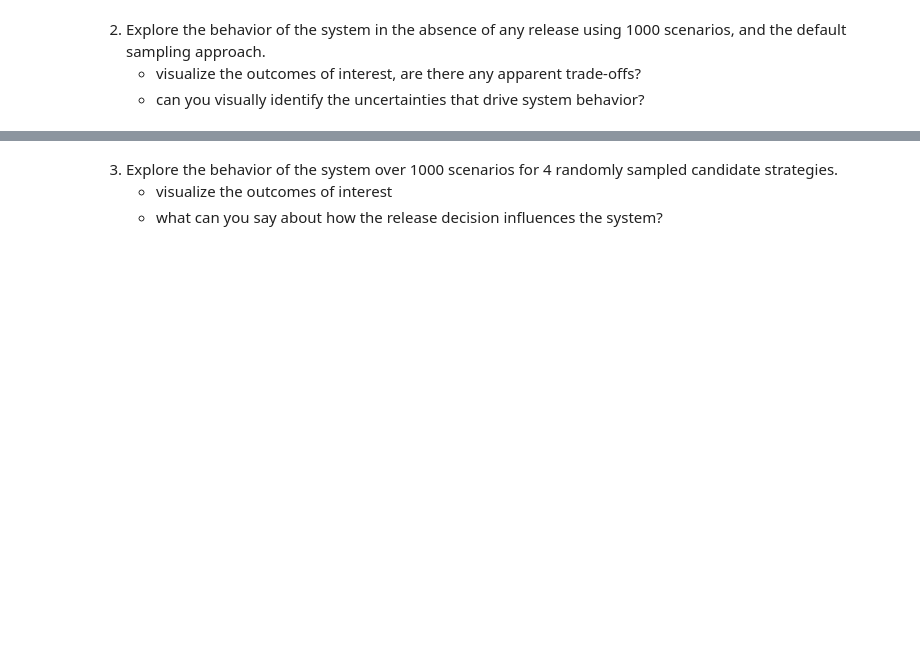
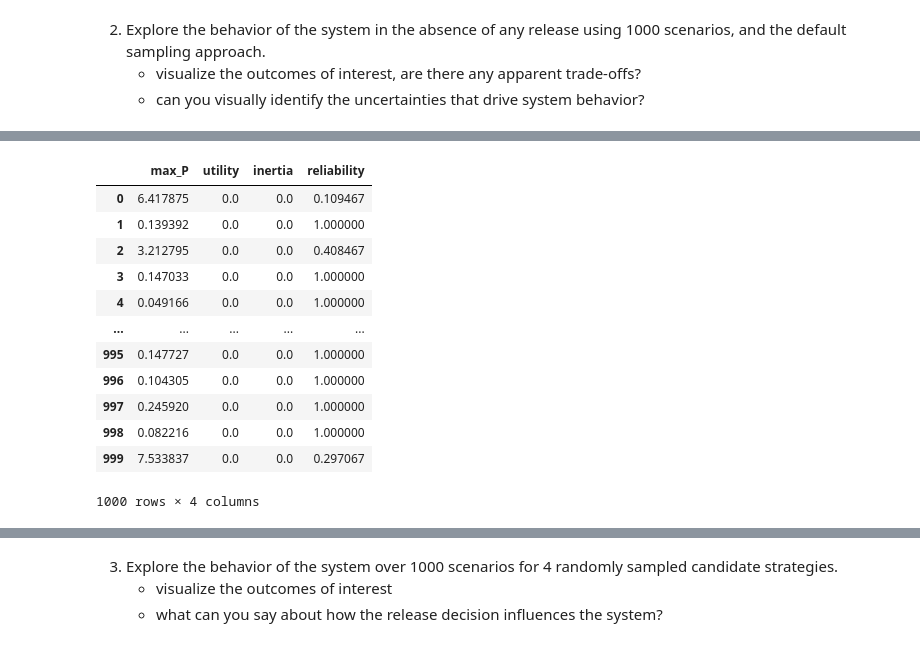
Before and after one commit to federico-bermudez/epa1361_open, a Jupyter notebook: Week 1-2 - general intro to exploratory modelling/assignment 2 - lakemodel.ipynb, the cells around one changed output, grey strips where cells are left out. Drawn from its saved outputs; the diff is of its cells as text; code cells hidden in the pictures; blank space fills up the shorter version.

```diff
--- a/Week 1-2 - general intro to exploratory modelling/assignment 2 - lakemodel.ipynb
+++ b/Week 1-2 - general intro to exploratory modelling/assignment 2 - lakemodel.ipynb
@@ -173,0 +157,16 @@ Caused by: AttributeError: 'ReplicatorModel' object has no attribute '_replicati
+# %%
+data
+# %% [output]
+|  | max_P | utility | inertia | reliability |
+| 0 | 6.417875 | 0.0 | 0.0 | 0.109467 |
+| 1 | 0.139392 | 0.0 | 0.0 | 1.000000 |
+| 2 | 3.212795 | 0.0 | 0.0 | 0.408467 |
+| 3 | 0.147033 | 0.0 | 0.0 | 1.000000 |
+| 4 | 0.049166 | 0.0 | 0.0 | 1.000000 |
+| ... | ... | ... | ... | ... |
+| 995 | 0.147727 | 0.0 | 0.0 | 1.000000 |
+| 996 | 0.104305 | 0.0 | 0.0 | 1.000000 |
+| 997 | 0.245920 | 0.0 | 0.0 | 1.000000 |
+| 998 | 0.082216 | 0.0 | 0.0 | 1.000000 |
+| 999 | 7.533837 | 0.0 | 0.0 | 0.297067 |
+1000 rows × 4 columns
```
Also changed, not shown: parts of 4 cells of this notebook.
